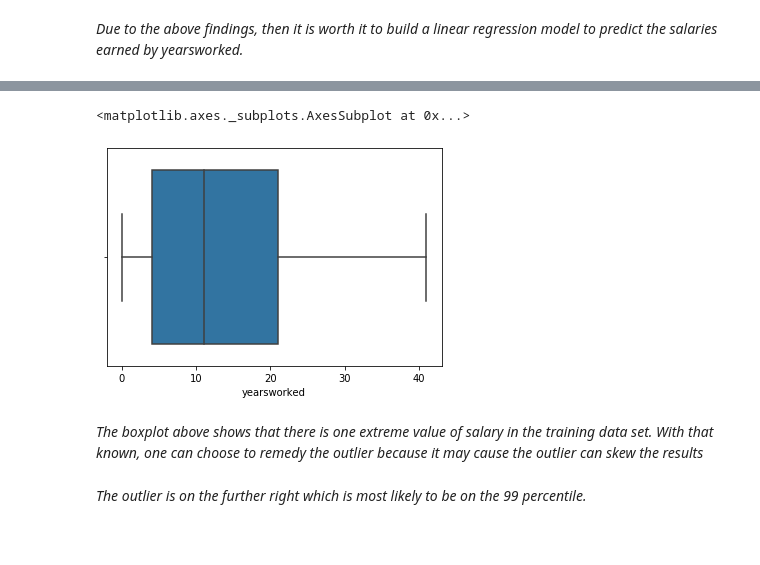
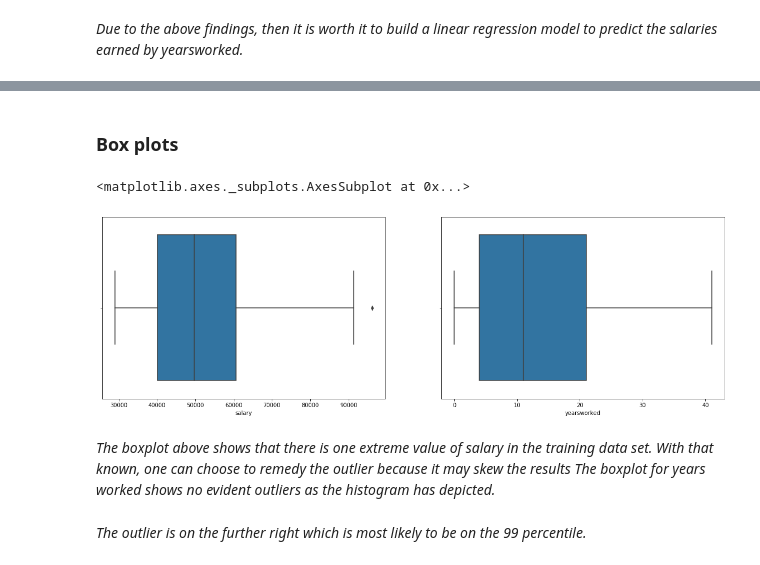
Before and after one commit to LeboSeribe/Linear-Regression, a Jupyter notebook: Linear regression.ipynb, the cells around one changed output, grey strips where cells are left out. Cells and saved outputs as stored; diff of their text form; code cells hidden in the pictures; blank space fills up the shorter version.

```diff
--- a/Linear regression.ipynb
+++ b/Linear regression.ipynb
@@ -160,11 +158,16 @@ sns.boxplot(x_train['salary'])
-# %%
-sns.boxplot(x_train['yearsworked'])
-# %% [output]
-<matplotlib.axes._subplots.AxesSubplot at 0x...>
-[figure, removed]
+# %% [markdown]
+### Box plots
+# %%
+f, axes = plt.subplots(1, 2,figsize=(20, 6))
+sns.boxplot(x_train['salary'],ax=axes[0])
+sns.boxplot(x_train['yearsworked'],ax=axes[1])
+# %% [output]
+<matplotlib.axes._subplots.AxesSubplot at 0x...>
+[figure, added]
 # %% [markdown]
 *The boxplot above shows that there is one extreme value of salary in the training data set.*
-*With that known, one can choose to remedy the outlier because it may cause the outlier can skew the results*
+*With that known, one can choose to remedy the outlier because it may skew the results*
+*The boxplot for years worked shows no evident outliers as the histogram has depicted.*
 # %% [markdown]
 *The outlier is on the further right which is most likely to be on the 99 percentile.*
 # %%
```
Also changed, not shown: parts of 64 cells of this notebook.
